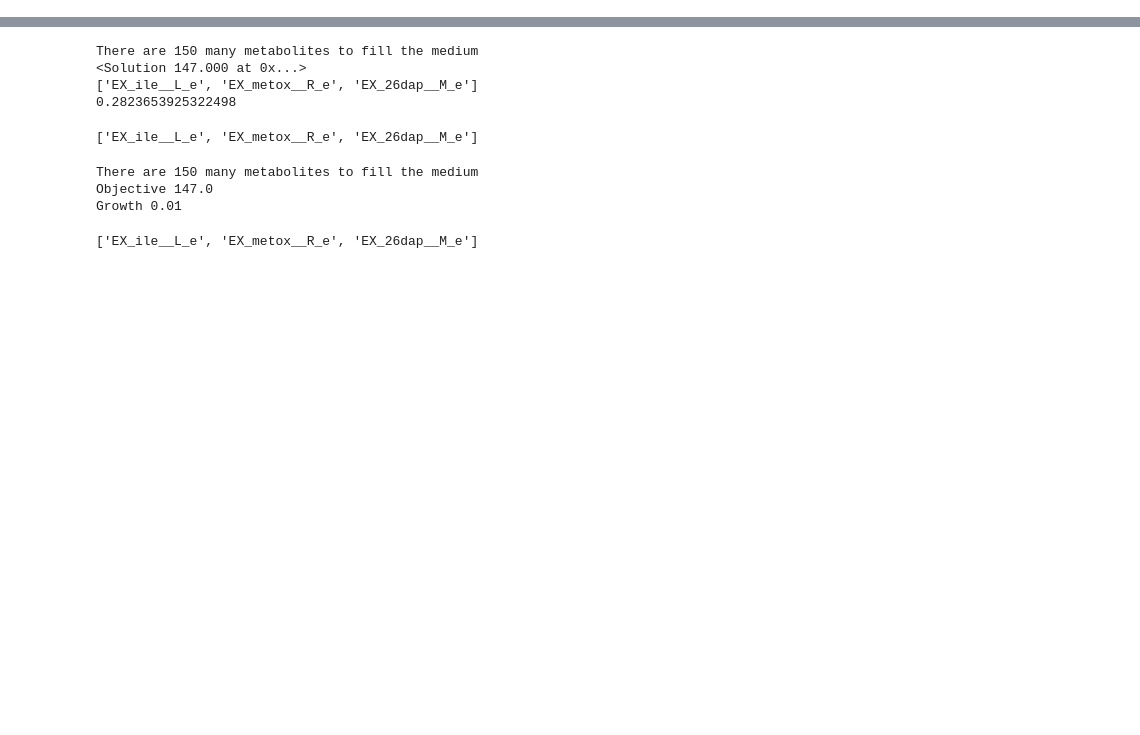
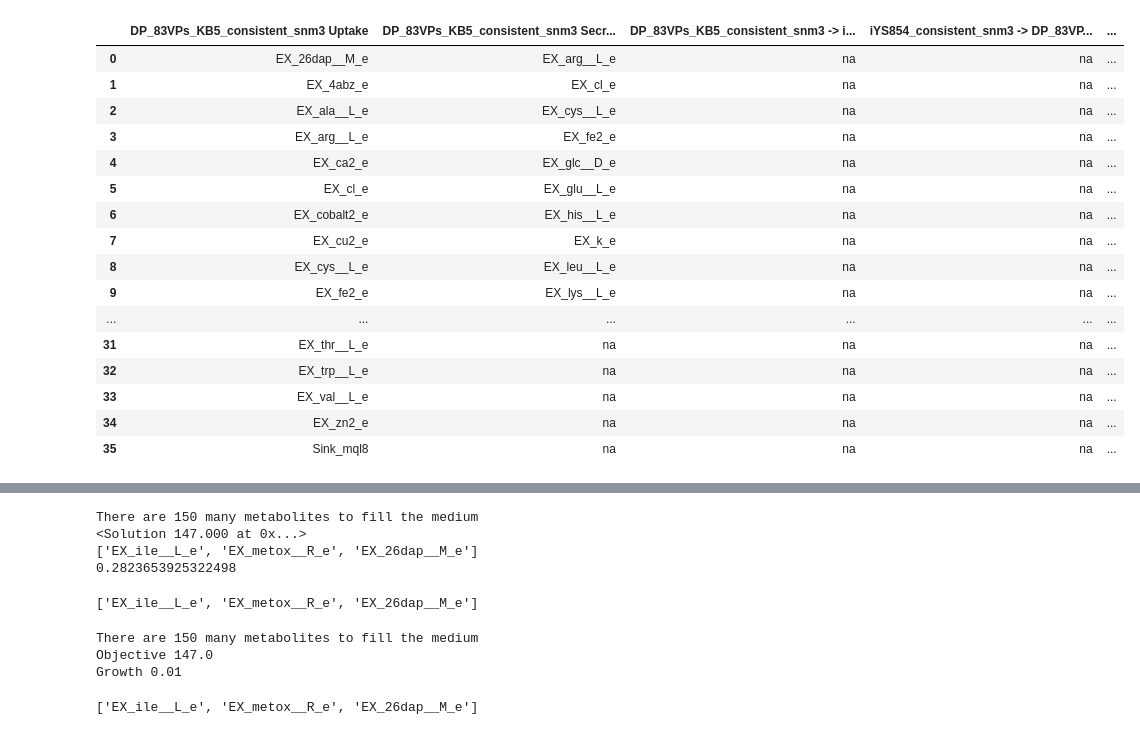
Before and after one commit to manuelgloeckler/ncmw, a Jupyter notebook: testings.ipynb, the cells around one changed output, grey strips where cells are left out. Drawn from its saved outputs; the diff is of its cells as text; code cells hidden in the pictures; blank space fills up the shorter version.

Commit message:
sekretion_uptake functionality added to analysis. Community models draft (TO REFACTOR)

```diff
--- a/testings.ipynb
+++ b/testings.ipynb
@@ -15,0 +16,5 @@ model = get_models("models")[0]
+# %%
+models = get_models("", prefix=PATH)
+# %%
+fva = flux_variability_analysis(models[0])
+fva2 = flux_variability_analysis(models[1])
@@ -15,0 +23,20 @@ model = get_models("models")[0]
+# %%
+compute_all_uptake_sekretion_tables(models, fvas=[fva,fva2])[0]
+# %% [output]
+|  | DP_83VPs_KB5_consistent_snm3 Uptake | DP_83VPs_KB5_consistent_snm3 Secr... | DP_83VPs_KB5_consistent_snm3 -> i... | iYS854_consistent_snm3 -> DP_83VP... | ... |
+| 0 | EX_26dap__M_e | EX_arg__L_e | na | na | ... |
+| 1 | EX_4abz_e | EX_cl_e | na | na | ... |
+| 2 | EX_ala__L_e | EX_cys__L_e | na | na | ... |
+| 3 | EX_arg__L_e | EX_fe2_e | na | na | ... |
+| 4 | EX_ca2_e | EX_glc__D_e | na | na | ... |
+| 5 | EX_cl_e | EX_glu__L_e | na | na | ... |
+| 6 | EX_cobalt2_e | EX_his__L_e | na | na | ... |
+| 7 | EX_cu2_e | EX_k_e | na | na | ... |
+| 8 | EX_cys__L_e | EX_leu__L_e | na | na | ... |
+| 9 | EX_fe2_e | EX_lys__L_e | na | na | ... |
+| ... | ... | ... | ... | ... | ... |
+| 31 | EX_thr__L_e | na | na | na | ... |
+| 32 | EX_trp__L_e | na | na | na | ... |
+| 33 | EX_val__L_e | na | na | na | ... |
+| 34 | EX_zn2_e | na | na | na | ... |
+| 35 | Sink_mql8 | na | na | na | ... |
```
Also changed, not shown: parts of 9 cells of this notebook, 26 other files.
